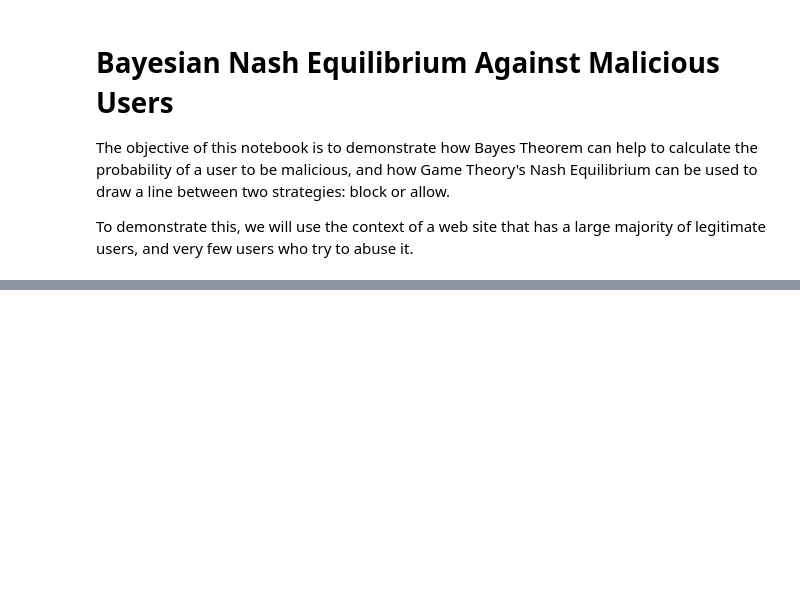
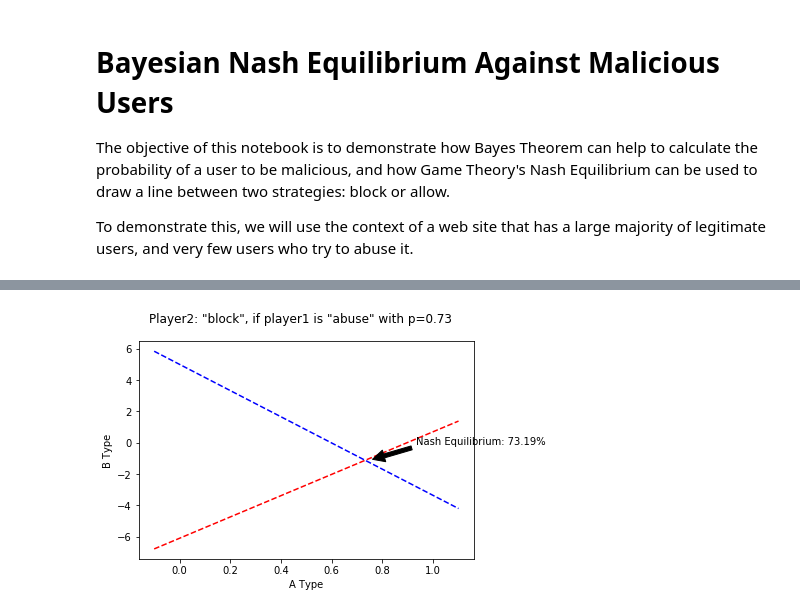
Before and after one commit to cerebraljam/bayesian_nash_equilibrium_notebook, a Jupyter notebook: bayesian_nash_equilibrium.ipynb, the cells around one changed output, grey strips where cells are left out. Cells and saved outputs as stored; diff of their text form; code cells hidden in the pictures; blank space fills up the shorter version.

Commit message:
graph, clean up, better comments

```diff
--- a/bayesian_nash_equilibrium.ipynb
+++ b/bayesian_nash_equilibrium.ipynb
@@ -145,7 +195,7 @@ Vulnerability Factors: 2.0
 # * extensive non-sensitive data disclosed (6),
 # * extensive critical data disclosed (7),
 # * all data disclosed (9)
-loss_of_confidentiality = 4
+loss_of_confidentiality = 6
 loss_of_confidentiality_weight = 0.25
 
 # Loss of integrity
@@ -165,13 +215,13 @@ loss_of_integrity_weight = 0.25
 # * extensive secondary services interrupted (5),
 # * extensive primary services interrupted (7),
 # * all services completely lost (9)
-loss_of_availability = 2
+loss_of_availability = 1
 loss_of_availability_weight = 0.25
 
 # Loss of accountability
 # Are the threat agents' actions traceable to an individual?
 # * Fully traceable (1), possibly traceable (7), completely anonymous (9)
-loss_of_accountability = 2
+loss_of_accountability = 7
 loss_of_accountability_weight = 0.25
 
 technical_impact_factors = (loss_of_confidentiality * loss_of_confidentiality_weight + loss_of_integrity * loss_of_integrity_weight + loss_of_availability * loss_of_availability_weight + loss_of_accountability * loss_of_accountability_weight) / (loss_of_confidentiality_weight+loss_of_integrity_weight+loss_of_availability_weight+loss_of_accountability_weight)
@@ -312 +437,3 @@ import numpy as np
+# %%
+strategy = {}
 # %%
@@ -444,0 +564,13 @@ def find_equilibria(p1TypeGame, strategy, player1Payoff, player2Payoff):
+# %%
+# Function used to calculate the probability p
+
+def get_probability(a,b,c,d):
+    return (d-b)/(a-b+d-c)
+
+# Function used to graph an A Type player 1
+def fl(a,b,p):
+    return (a*p)+b*(1-p)
+
+# Function used to graph an B Type player 1
+def fr(c,d,p):
+    return (c*p)+d*(1-p)
@@ -453,10 +591,10 @@ resultBType = find_equilibria(bType, strategy, player1BType, player2BType)
 
 # print(resultBType)
 a = resultAType['player2'][0]['payoffs'][0] # A Type, first equilibrium, best outcome
-b = resultAType['player2'][0]['payoffs'][1] # A Type, first equilibrium, worse outcome
-c = resultBType['player2'][0]['payoffs'][1] # A Type, first equilibrium, worse outcome
-d = resultBType['player2'][0]['payoffs'][0] # A Type, first equilibrium, best outcome
-p = (d-c)/(a-c+d-b)
+b = resultBType['player2'][0]['payoffs'][1] # B Type, first equilibrium, worse outcome
+c = resultAType['player2'][0]['payoffs'][1] # A Type, first equilibrium, worse outcome
+d = resultBType['player2'][0]['payoffs'][0] # B Type, first equilibrium, best outcome
+p = get_probability(a,b,c,d)
 
 print('')
 print('Player2 should play "{}" if he believes player1 will play "{}" with probability p={}'.format(
@@ -488,0 +625,17 @@ Player2 should play "block" if he believes player1 will play "abuse" with probab
+# %%
+t1 = np.arange(-0.1, 1.1, 0.1)
+
+# red dashes, blue squares and green triangles
+plt.plot(t1, fl(a,b,t1), 'r--', t1, fr(c,d,t1), 'b--')
+plt.xlabel('A Type')
+plt.ylabel('B Type')
+plt.annotate('Nash Equilibrium: {:.2f}%'.format(p*100), xy=(p+0.02, fr(c,d,p)+0.02), xytext=(p+0.2, fr(c,d,p)+1),
+             arrowprops=dict(facecolor='black', shrink=0.05),
+             )
+plt.suptitle('Player2: "{}", if player1 is "{}" with p={:.2f}'.format(
+    strategy['player2'][resultAType['player2'][0]['idx']],
+    strategy['player1'][resultAType['player1'][0]['idx']],
+    p))
+plt.show()
+# %% [output]
+[figure, added]
```
Also changed, not shown: parts of 33 cells of this notebook, 1 other file.
